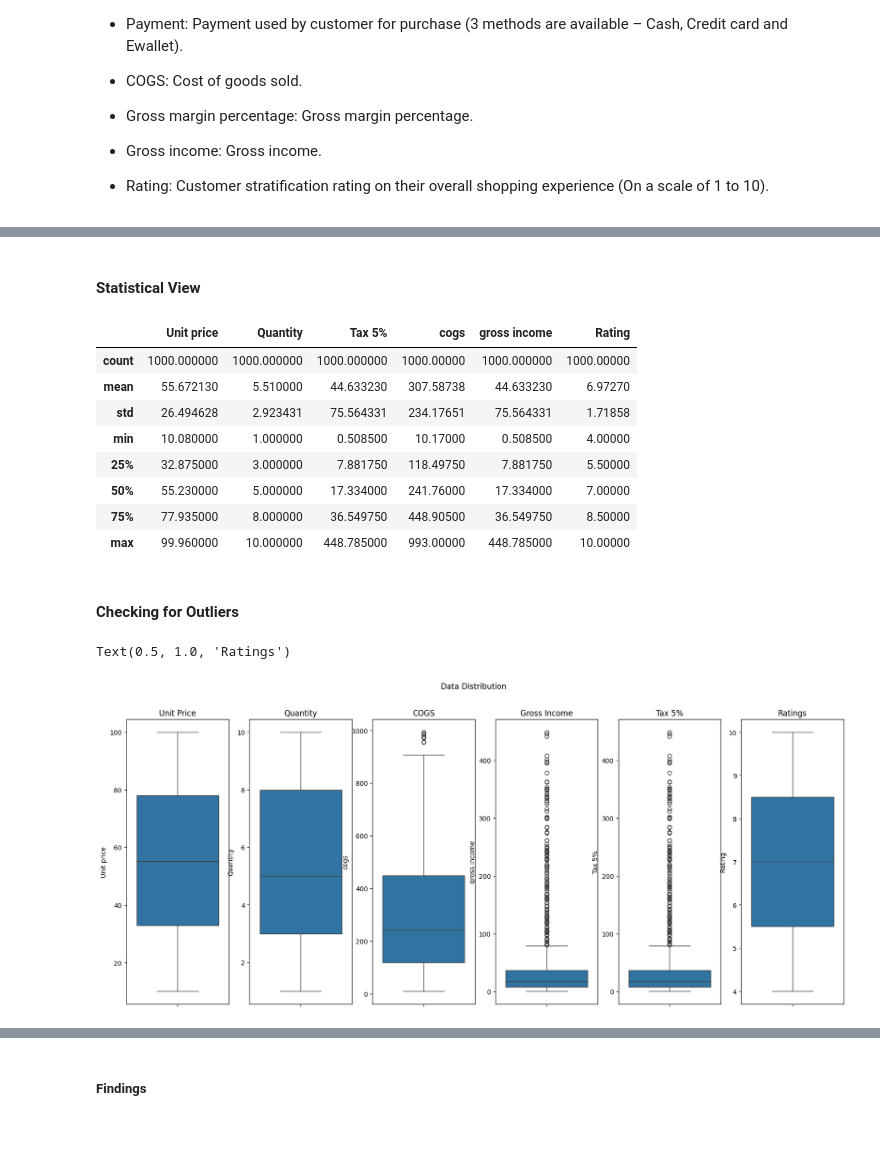
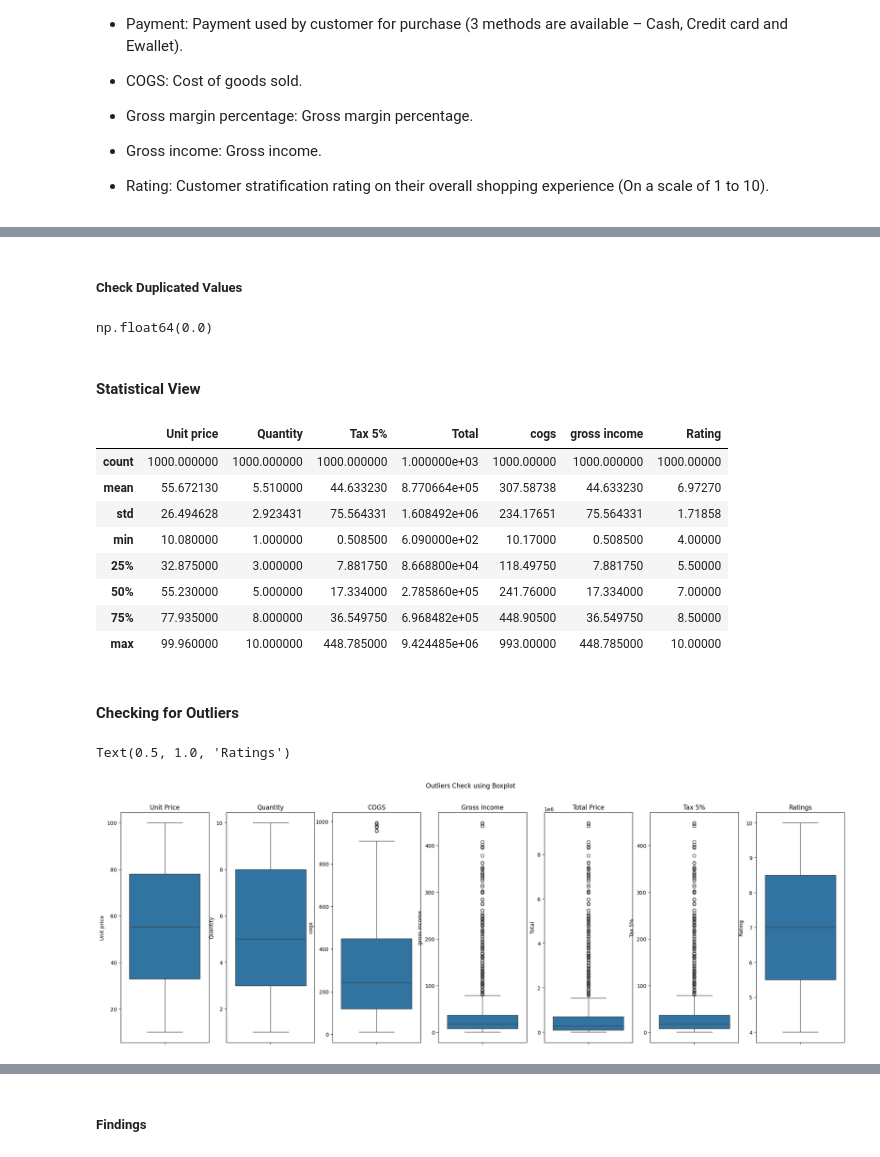
Before and after one commit to rzkybagaskara/Week4_DataAnalyst_IO, a Jupyter notebook: Week4_IO.ipynb, the cells around one changed output, grey strips where cells are left out. Drawn from its saved outputs; the diff is of its cells as text; code cells hidden in the pictures.

```diff
--- a/Week4_IO.ipynb
+++ b/Week4_IO.ipynb
@@ -35,3 +41,7 @@ df
+# %%
+df['Total'] = df['Total'].apply(lambda x: float(x.replace('.', '')))
+# %%
+df['Total'] = df['Total'].astype(float)
 # %%
 df.dtypes
 # %% [output]
@@ -110,17 +145,23 @@ df.tail()
+# %% [markdown]
+##### Check Duplicated Values
+# %%
+df.duplicated().sum() / len(df) * 100
+# %% [output]
+np.float64(0.0)
 # %% [markdown]
 #### Statistical View
 # %%
 df.describe()
 # %% [output]
-|  | Unit price | Quantity | Tax 5% | cogs | gross income | Rating |
-| count | 1000.000000 | 1000.000000 | 1000.000000 | 1000.00000 | 1000.000000 | 1000.00000 |
-| mean | 55.672130 | 5.510000 | 44.633230 | 307.58738 | 44.633230 | 6.97270 |
-| std | 26.494628 | 2.923431 | 75.564331 | 234.17651 | 75.564331 | 1.71858 |
-| min | 10.080000 | 1.000000 | 0.508500 | 10.17000 | 0.508500 | 4.00000 |
-| 25% | 32.875000 | 3.000000 | 7.881750 | 118.49750 | 7.881750 | 5.50000 |
-| 50% | 55.230000 | 5.000000 | 17.334000 | 241.76000 | 17.334000 | 7.00000 |
-| 75% | 77.935000 | 8.000000 | 36.549750 | 448.90500 | 36.549750 | 8.50000 |
-| max | 99.960000 | 10.000000 | 448.785000 | 993.00000 | 448.785000 | 10.00000 |
+|  | Unit price | Quantity | Tax 5% | Total | cogs | gross income | Rating |
+| count | 1000.000000 | 1000.000000 | 1000.000000 | 1.000000e+03 | 1000.00000 | 1000.000000 | 1000.00000 |
+| mean | 55.672130 | 5.510000 | 44.633230 | 8.770664e+05 | 307.58738 | 44.633230 | 6.97270 |
+| std | 26.494628 | 2.923431 | 75.564331 | 1.608492e+06 | 234.17651 | 75.564331 | 1.71858 |
+| min | 10.080000 | 1.000000 | 0.508500 | 6.090000e+02 | 10.17000 | 0.508500 | 4.00000 |
+| 25% | 32.875000 | 3.000000 | 7.881750 | 8.668800e+04 | 118.49750 | 7.881750 | 5.50000 |
+| 50% | 55.230000 | 5.000000 | 17.334000 | 2.785860e+05 | 241.76000 | 17.334000 | 7.00000 |
+| 75% | 77.935000 | 8.000000 | 36.549750 | 6.968482e+05 | 448.90500 | 36.549750 | 8.50000 |
+| max | 99.960000 | 10.000000 | 448.785000 | 9.424485e+06 | 993.00000 | 448.785000 | 10.00000 |
 # %% [markdown]
 #### Checking for Outliers
 # %%
@@ -128,39 +169,44 @@ df.describe()
 unit_price = df['Unit price']
 qty = df['Quantity']
 cogs = df['cogs']
+total_price = df['Total']
 gross_income = df['gross income']
 tax = df['Tax 5%']
 ratings = df['Rating']
 # %%
 #subplots (1 row, 5 columns)
-fig, axes = plt.subplots(1, 6, figsize = (20,8))
-fig.suptitle('Data Distribution')
+fig, axes = plt.subplots(1, 7, figsize = (25,8))
+fig.suptitle('Outliers Check using Boxplot')
 
 # unit_price
 sns.boxplot(unit_price, ax=axes[0])
 axes[0].set_title('Unit Price')
 
 # qty
 sns.boxplot(qty, ax=axes[1])
 axes[1].set_title('Quantity')
 
 # cogs
 sns.boxplot(cogs, ax=axes[2])
 axes[2].set_title('COGS')
 
 # gross_income
 sns.boxplot(gross_income, ax=axes[3])
 axes[3].set_title('Gross Income')
 
+# total price
+sns.boxplot(total_price, ax=axes[4])
+axes[4].set_title('Total Price')
+
 # tax
-sns.boxplot(tax, ax=axes[4])
-axes[4].set_title('Tax 5%')
+sns.boxplot(tax, ax=axes[5])
+axes[5].set_title('Tax 5%')
 
 # ratings
-sns.boxplot(ratings, ax=axes[5])
-axes[5].set_title('Ratings')
+sns.boxplot(ratings, ax=axes[6])
+axes[6].set_title('Ratings')
 # %% [output]
 Text(0.5, 1.0, 'Ratings')
-[figure, old version]
+[figure, new version]
 # %%
 #subplots (1 row, 5 columns)
```
Also changed, not shown: parts of 38 cells of this notebook.
